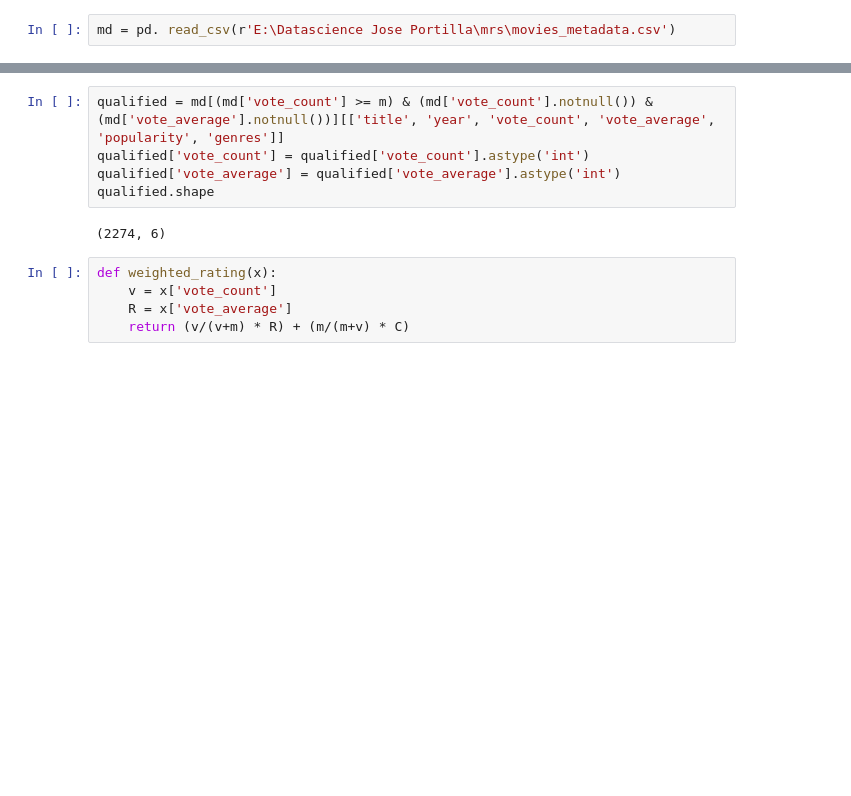
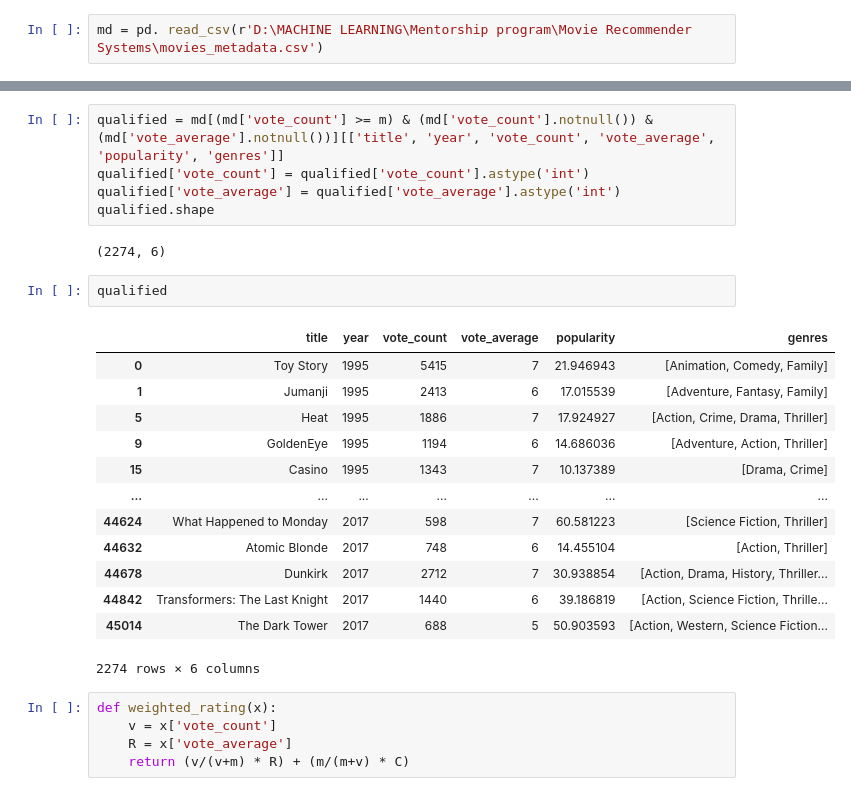
Before and after one commit to priyambada53/Recommendation_System, a Jupyter notebook: Movie recommendation system.ipynb, the cells around one changed output, grey strips where cells are left out. Saved outputs shown, nothing was run; the diff lists cells and outputs as text; blank space fills up the shorter version.

```diff
--- a/Movie recommendation system.ipynb
+++ b/Movie recommendation system.ipynb
@@ -17,2 +20,2 @@ import warnings; warnings.simplefilter('ignore')
 # %%
-md = pd. read_csv(r'E:\Datascience Jose Portilla\mrs\movies_metadata.csv')
+md = pd. read_csv(r'D:\MACHINE LEARNING\Mentorship program\Movie Recommender Systems\movies_metadata.csv')
@@ -53,6 +70,22 @@ qualified['vote_average'] = qualified['vote_average'].astype('int')
 qualified.shape
 # %% [output]
 (2274, 6)
+# %%
+qualified
+# %% [output]
+|  | title | year | vote_count | vote_average | popularity | genres |
+| 0 | Toy Story | 1995 | 5415 | 7 | 21.946943 | [Animation, Comedy, Family] |
+| 1 | Jumanji | 1995 | 2413 | 6 | 17.015539 | [Adventure, Fantasy, Family] |
+| 5 | Heat | 1995 | 1886 | 7 | 17.924927 | [Action, Crime, Drama, Thriller] |
+| 9 | GoldenEye | 1995 | 1194 | 6 | 14.686036 | [Adventure, Action, Thriller] |
+| 15 | Casino | 1995 | 1343 | 7 | 10.137389 | [Drama, Crime] |
+| ... | ... | ... | ... | ... | ... | ... |
+| 44624 | What Happened to Monday | 2017 | 598 | 7 | 60.581223 | [Science Fiction, Thriller] |
+| 44632 | Atomic Blonde | 2017 | 748 | 6 | 14.455104 | [Action, Thriller] |
+| 44678 | Dunkirk | 2017 | 2712 | 7 | 30.938854 | [Action, Drama, History, Thriller... |
+| 44842 | Transformers: The Last Knight | 2017 | 1440 | 6 | 39.186819 | [Action, Science Fiction, Thrille... |
+| 45014 | The Dark Tower | 2017 | 688 | 5 | 50.903593 | [Action, Western, Science Fiction... |
+2274 rows × 6 columns
 # %%
 def weighted_rating(x):
     v = x['vote_count']
```
Also changed, not shown: parts of 3 cells of this notebook.
